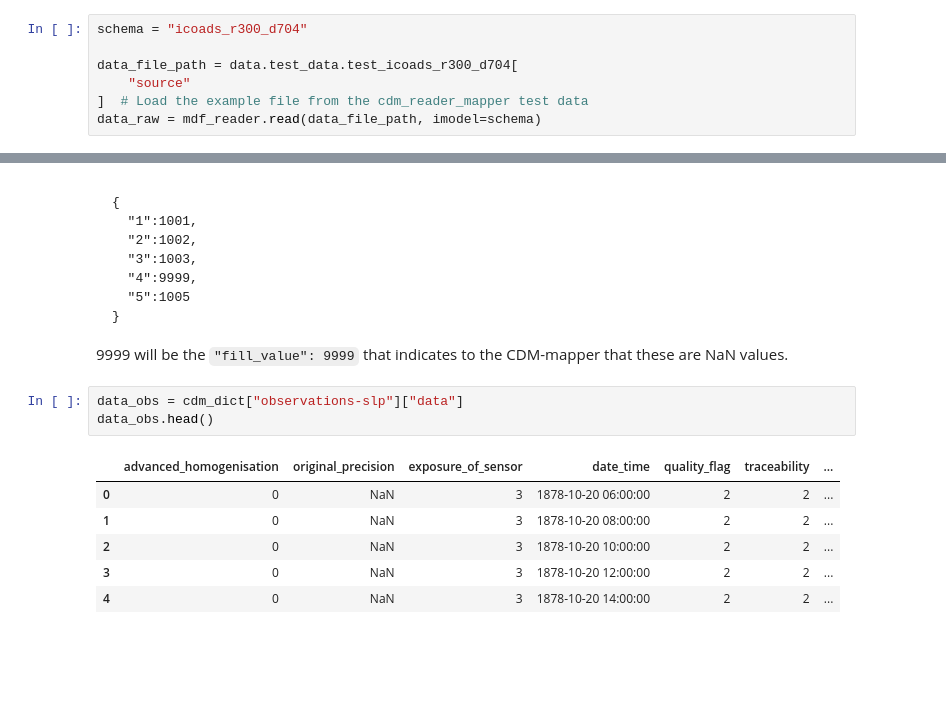
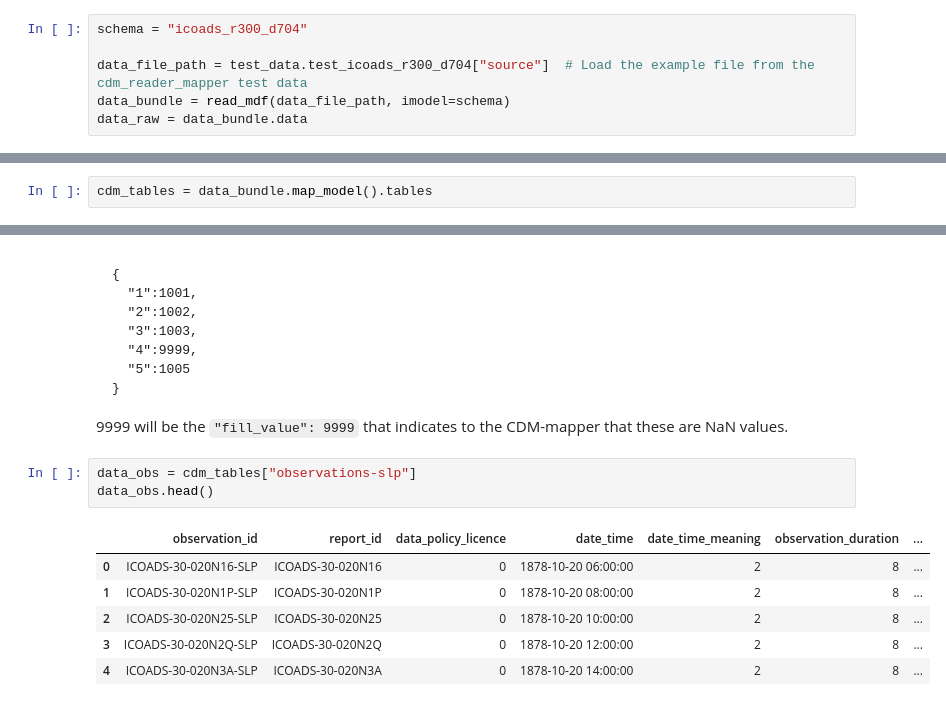
Before and after one commit to glamod/cdm_reader_mapper, a Jupyter notebook: docs/example_notebooks/CDM_mapper_example_deck704.ipynb, the cells around one changed output, grey strips where cells are left out. Saved outputs shown, nothing was run; the diff lists cells and outputs as text; blank space fills up the shorter version.

```diff
--- a/docs/example_notebooks/CDM_mapper_example_deck704.ipynb
+++ b/docs/example_notebooks/CDM_mapper_example_deck704.ipynb
@@ -30,8 +30,7 @@ In this notebook we load the icoads r3.0.0 deck 704 test file to use as an examp
 # %%
 schema = "icoads_r300_d704"
 
-data_file_path = data.test_data.test_icoads_r300_d704[
-    "source"
-]  # Load the example file from the cdm_reader_mapper test data
-data_raw = mdf_reader.read(data_file_path, imodel=schema)
+data_file_path = test_data.test_icoads_r300_d704["source"]  # Load the example file from the cdm_reader_mapper test data
+data_bundle = read_mdf(data_file_path, imodel=schema)
+data_raw = data_bundle.data
 # %% [output]
@@ -141,0 +125,2 @@ cdm_dict = cdm.map_model(
+# %%
+cdm_tables = data_bundle.map_model().tables
@@ -257,12 +251,12 @@ Our CDM table will be
 
 9999 will be the `"fill_value": 9999` that indicates to the CDM-mapper that these are NaN values.
 # %%
-data_obs = cdm_dict["observations-slp"]["data"]
+data_obs = cdm_tables["observations-slp"]
 data_obs.head()
 # %% [output]
-|  | advanced_homogenisation | original_precision | exposure_of_sensor | date_time | quality_flag | traceability | ... |
-| 0 | 0 | NaN | 3 | 1878-10-20 06:00:00 | 2 | 2 | ... |
-| 1 | 0 | NaN | 3 | 1878-10-20 08:00:00 | 2 | 2 | ... |
-| 2 | 0 | NaN | 3 | 1878-10-20 10:00:00 | 2 | 2 | ... |
-| 3 | 0 | NaN | 3 | 1878-10-20 12:00:00 | 2 | 2 | ... |
-| 4 | 0 | NaN | 3 | 1878-10-20 14:00:00 | 2 | 2 | ... |
+|  | observation_id | report_id | data_policy_licence | date_time | date_time_meaning | observation_duration | ... |
+| 0 | ICOADS-30-020N16-SLP | ICOADS-30-020N16 | 0 | 1878-10-20 06:00:00 | 2 | 8 | ... |
+| 1 | ICOADS-30-020N1P-SLP | ICOADS-30-020N1P | 0 | 1878-10-20 08:00:00 | 2 | 8 | ... |
+| 2 | ICOADS-30-020N25-SLP | ICOADS-30-020N25 | 0 | 1878-10-20 10:00:00 | 2 | 8 | ... |
+| 3 | ICOADS-30-020N2Q-SLP | ICOADS-30-020N2Q | 0 | 1878-10-20 12:00:00 | 2 | 8 | ... |
+| 4 | ICOADS-30-020N3A-SLP | ICOADS-30-020N3A | 0 | 1878-10-20 14:00:00 | 2 | 8 | ... |
```
Also changed, not shown: parts of 16 cells of this notebook, 2 other files.
